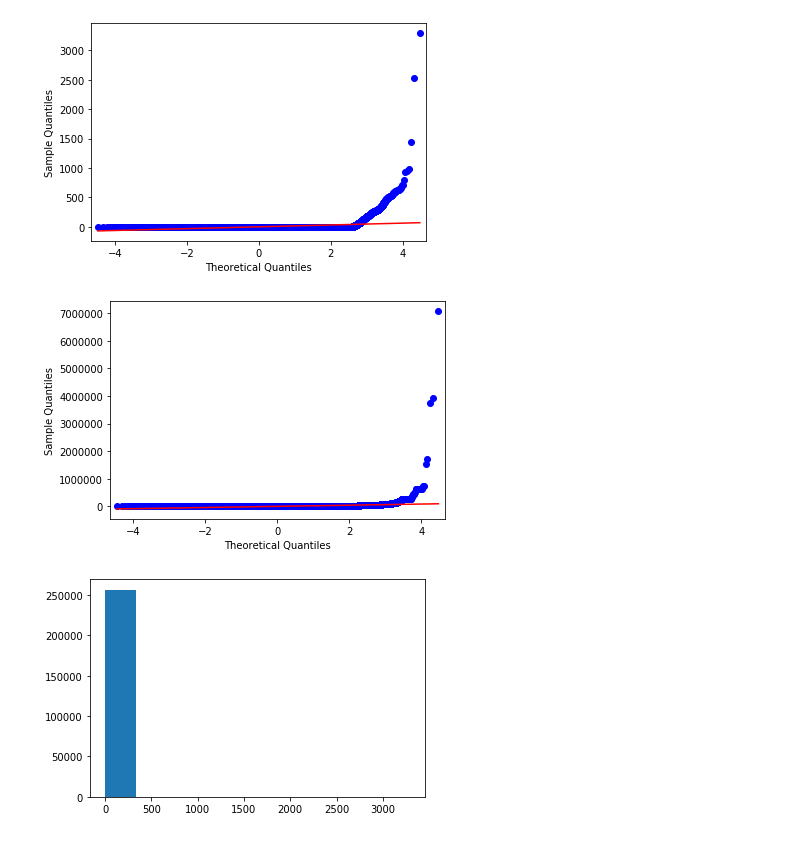
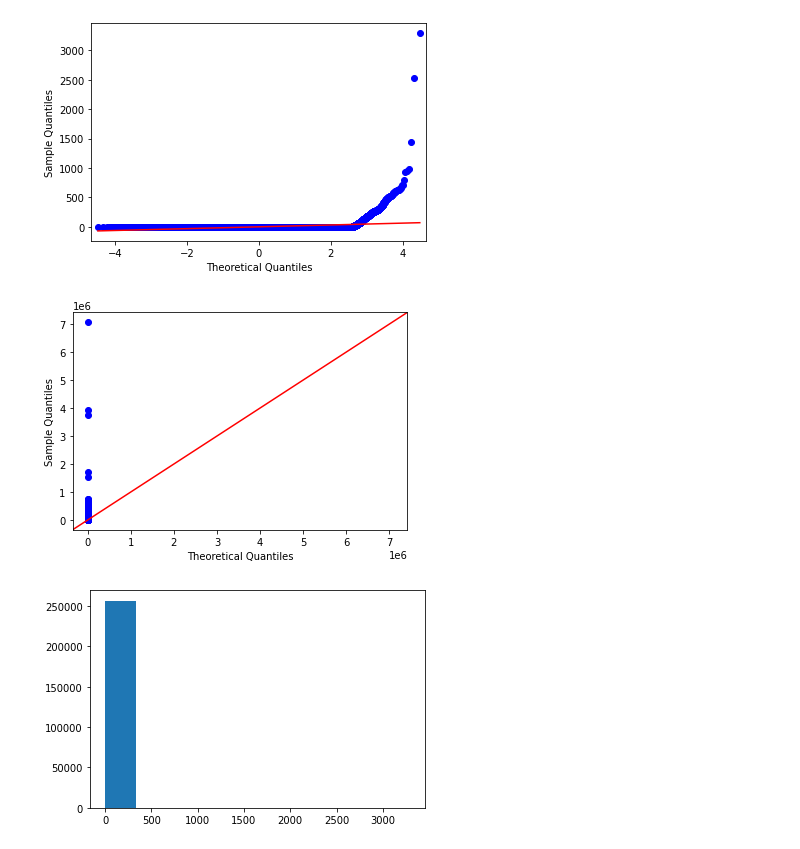
Before and after one commit to NDM-123/Anomaly-Detection-ML, a Jupyter notebook: Anomaly.ipynb, the cells around one changed output. Cells and saved outputs as stored; diff of their text form; code cells hidden in the pictures.

```diff
--- a/Anomaly.ipynb
+++ b/Anomaly.ipynb
@@ -251,17 +251,17 @@ pyplot.show()
 # %%
 # QQ Plot
 from numpy.random import seed
 from numpy.random import randn
 from statsmodels.graphics.gofplots import qqplot
 from matplotlib import pyplot
 
 # generate univariate observations
 data = df["dst_bytes"]
 # q-q plot
-qqplot(data, line='s')
+qqplot(data, line='45')
 pyplot.show()
 # %% [output]
-[figure, old version]
+[figure, new version]
 # %%
 # histogram plot
 from numpy.random import seed
```
Also changed, not shown: parts of 2 cells of this notebook.
